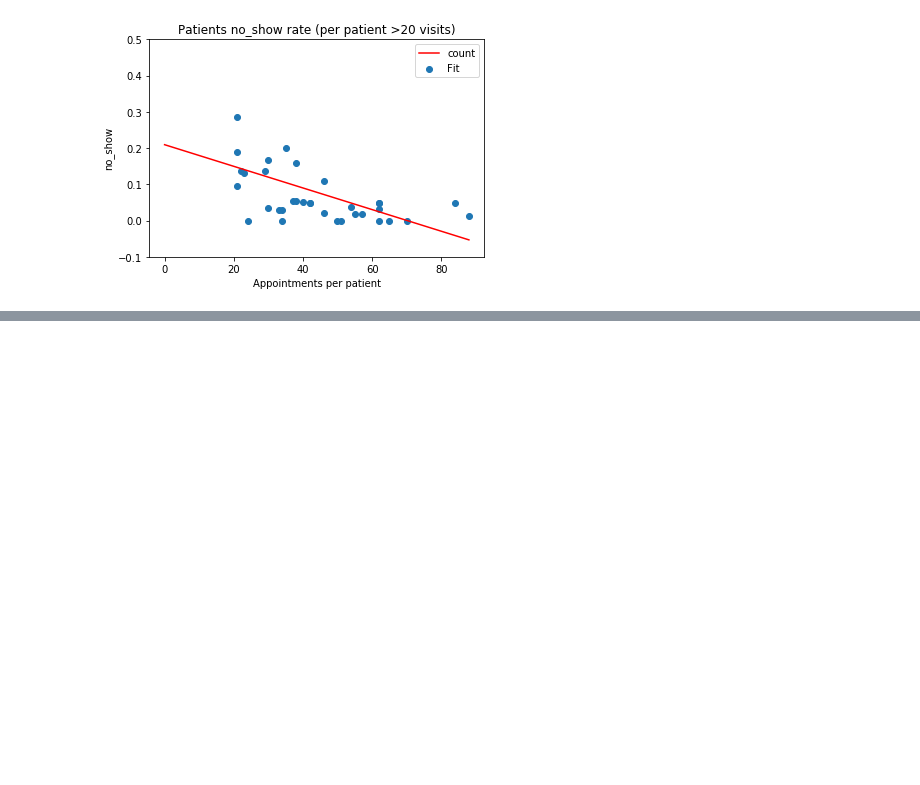
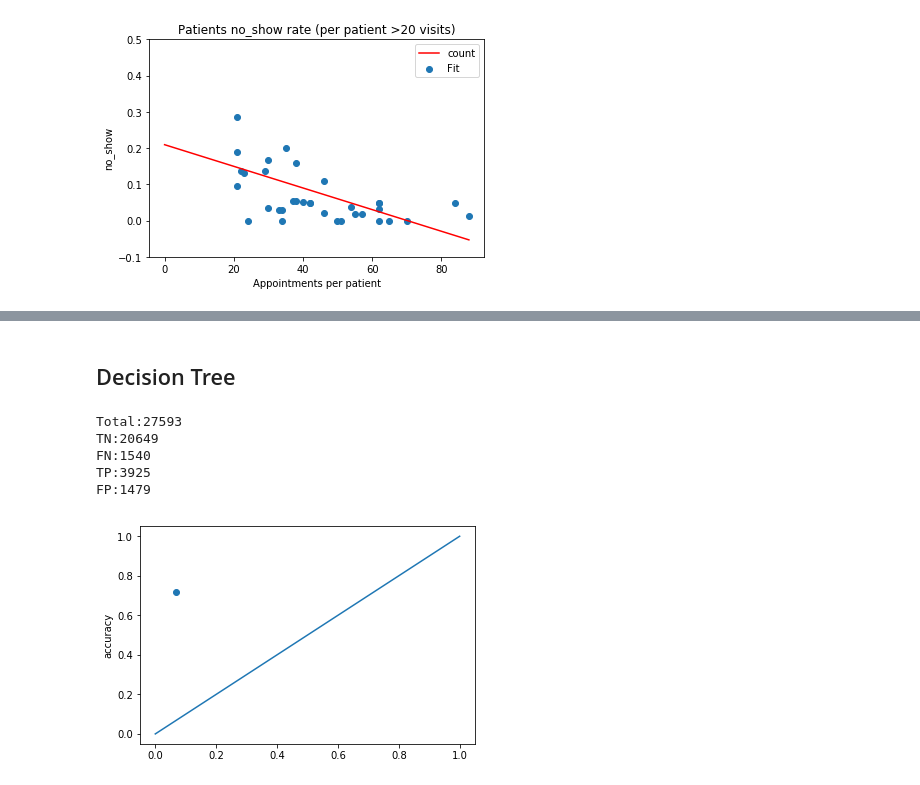
Before and after one commit to idotsuk/patients_no_show, a Jupyter notebook: patient_no_show.ipynb, the cells around one changed output, grey strips where cells are left out. Drawn from its saved outputs; the diff is of its cells as text; code cells hidden in the pictures; blank space fills up the shorter version.

```diff
--- a/patient_no_show.ipynb
+++ b/patient_no_show.ipynb
@@ -552,0 +580,2 @@ Definitely a connection, with frequent patients arriving consistently\
+# %%
+data_clean = data.drop(columns=['PatientId', 'ScheduledDay','AppointmentDay','Age','Neighbourhood','AppointmentID', 'time_diff'])
@@ -552,0 +623,7 @@ Definitely a connection, with frequent patients arriving consistently\
+# %%
+data_clean = code_column(data_clean,'age_code',smudge=True, kernel = [0.2,0.6,0.2])
+data_clean = code_column(data_clean,'app_day_code')
+data_clean = code_column(data_clean,'time_diff_code',smudge=True,kernel = [0.1,0.8,0.1])
+data_clean = code_column(data_clean,'sch_day_code')
+data_clean = data_clean.drop(columns=['age_code','app_day_code','time_diff_code','sch_day_code'])
+data_clean[:5]
@@ -552,0 +632,5 @@ Definitely a connection, with frequent patients arriving consistently\
+# %%
+nei_sqrt = data_clean['neighbourhood_occurences'].apply(np.sqrt)
+nei_sqrt_normal = (nei_sqrt-nei_sqrt.min())/nei_sqrt.max()
+data_clean['neighbourhood_occurences']= nei_sqrt_normal
+data_clean[:10]
@@ -552,0 +654,5 @@ Definitely a connection, with frequent patients arriving consistently\
+# %%
+from sklearn.model_selection import train_test_split
+X_train, X_test, y_train, y_test = train_test_split(data_clean.drop(columns='no_show'),data_clean['no_show'] , test_size=0.25, random_state=20)
+
+np.array(X_train)
@@ -552,0 +667,33 @@ Definitely a connection, with frequent patients arriving consistently\
+# %% [markdown]
+## Decision Tree
+# %%
+>>> from sklearn.tree import DecisionTreeClassifier
+
+tree = DecisionTreeClassifier()
+tree.fit(y=y_train,X=np.array(X_train))
+prediction = tree.predict(X_test)
+reference = y_test
+
+def ROC(y_hat,y):
+    TN = ((y_hat == 0) * (y == 0)).sum()
+    FN = ((y_hat == 0) * (y == 1)).sum()
+    TP = ((y_hat == 1) * (y == 1)).sum()
+    FP = ((y_hat == 1) * (y == 0)).sum()
+    print('Total:'+str(y.size)+'\nTN:'+str(TN)+'\nFN:'+str(FN)+'\nTP:'+str(TP)+'\nFP:'+str(FP))
+
+    specificity = TN / (TN + FP)
+    accuracy = TP / (TP + FN)
+
+    plt.scatter(1-specificity,accuracy)
+    plt.ylabel('accuracy')
+    plt.plot([0,1],[0,1])
+    plt.show()
+
+ROC(prediction, reference)
+# %% [output]
+Total:27593
+TN:20649
+FN:1540
+TP:3925
+FP:1479
+[figure, added]
```
Also changed, not shown: parts of 10 cells of this notebook.
